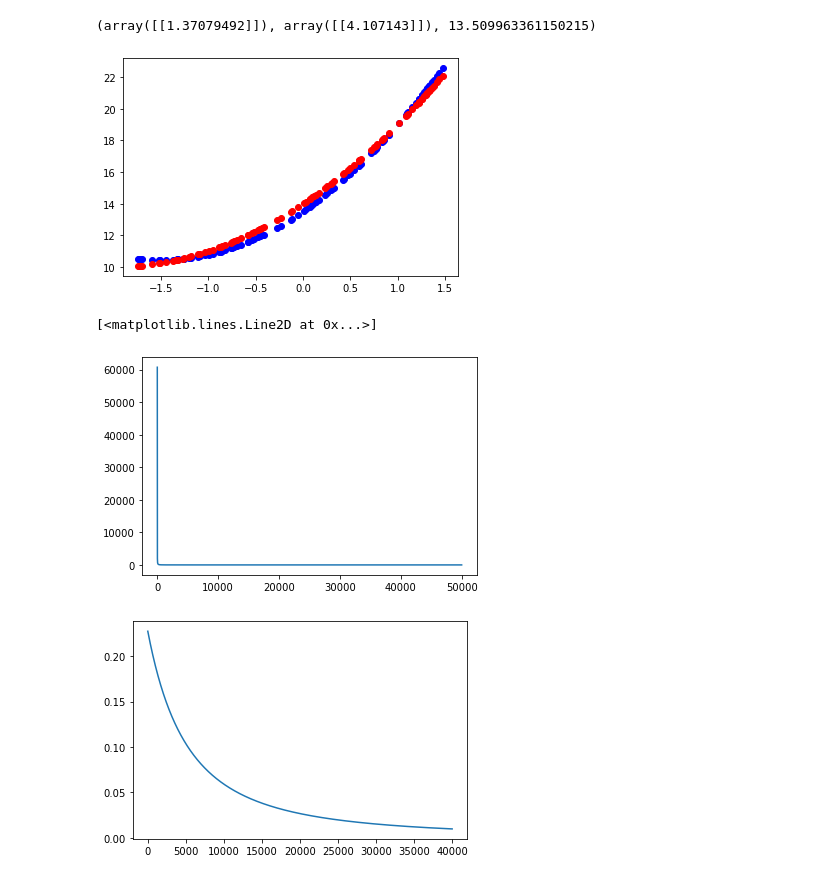
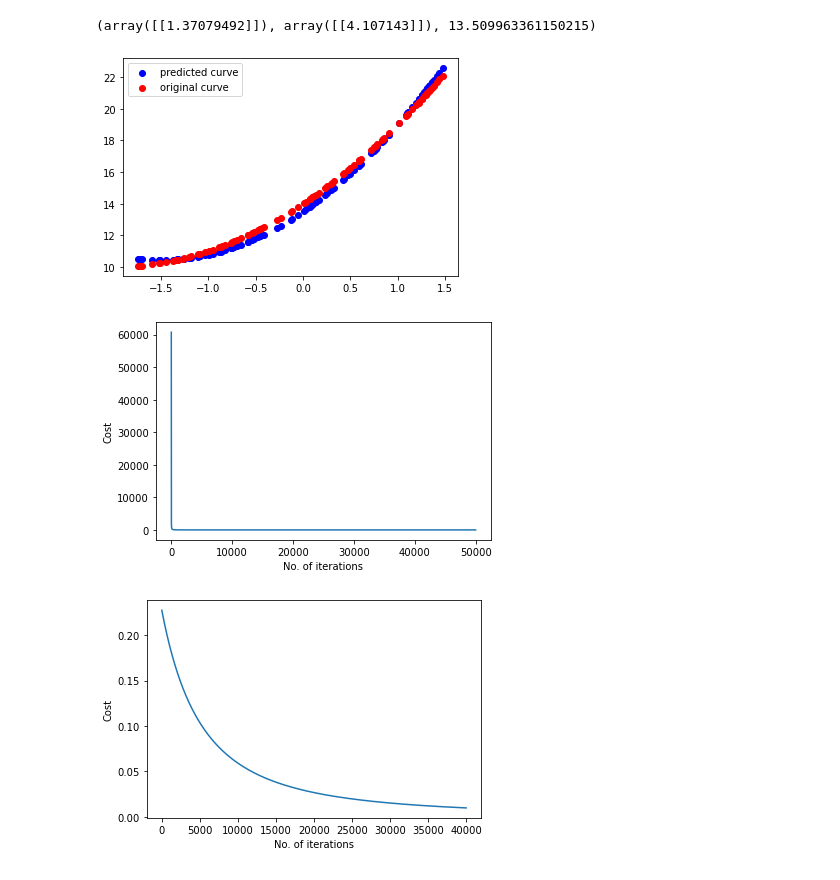
Before and after one commit to ujwalk04/pclub_assignment, a Jupyter notebook: c.ipynb, the cells around one changed output. Drawn from its saved outputs; the diff is of its cells as text; code cells hidden in the pictures.

```diff
--- a/c.ipynb
+++ b/c.ipynb
@@ -80,20 +80,25 @@ a,b,c
 pred=a*x*x+b*x+c
 # %%
 #Plotting the true curve along with the predicted one
-plt.scatter(x,pred,color='b')          #predicted curve
-plt.scatter(x,y,color='r')             #original curve
+plt.scatter(x,pred,color='b',label="predicted curve")          #predicted curve
+plt.scatter(x,y,color='r',label="original curve")              #original curve
+plt.legend(loc="upper left")
 plt.show()
 # %% [output]
-[figure, old version]
+[figure, new version]
 # %%
 # Cost plot
 plt.plot(costs)
+plt.xlabel('No. of iterations')
+plt.ylabel('Cost')
+plt.show()
 # %% [output]
-[<matplotlib.lines.Line2D at 0x...>]
-[figure, old version]
+[figure, new version]
 # %%
-# Cost plot
+#Cost function plot after 10k epochs
 plt.plot(costs[10000:])
+plt.xlabel('No. of iterations')
+plt.ylabel('Cost')
 plt.show()
 # %% [output]
-[figure, old version]
+[figure, new version]
```
Also changed, not shown: 8 other files.
